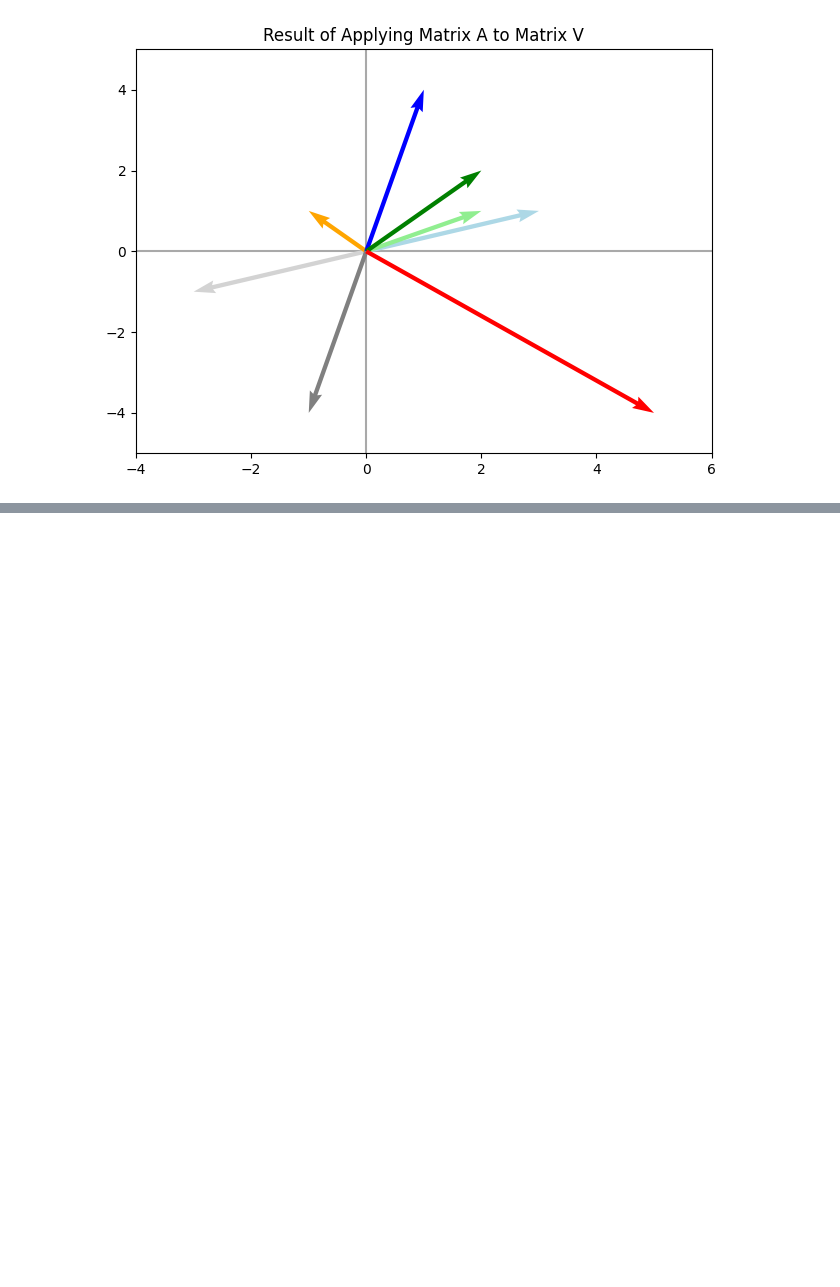
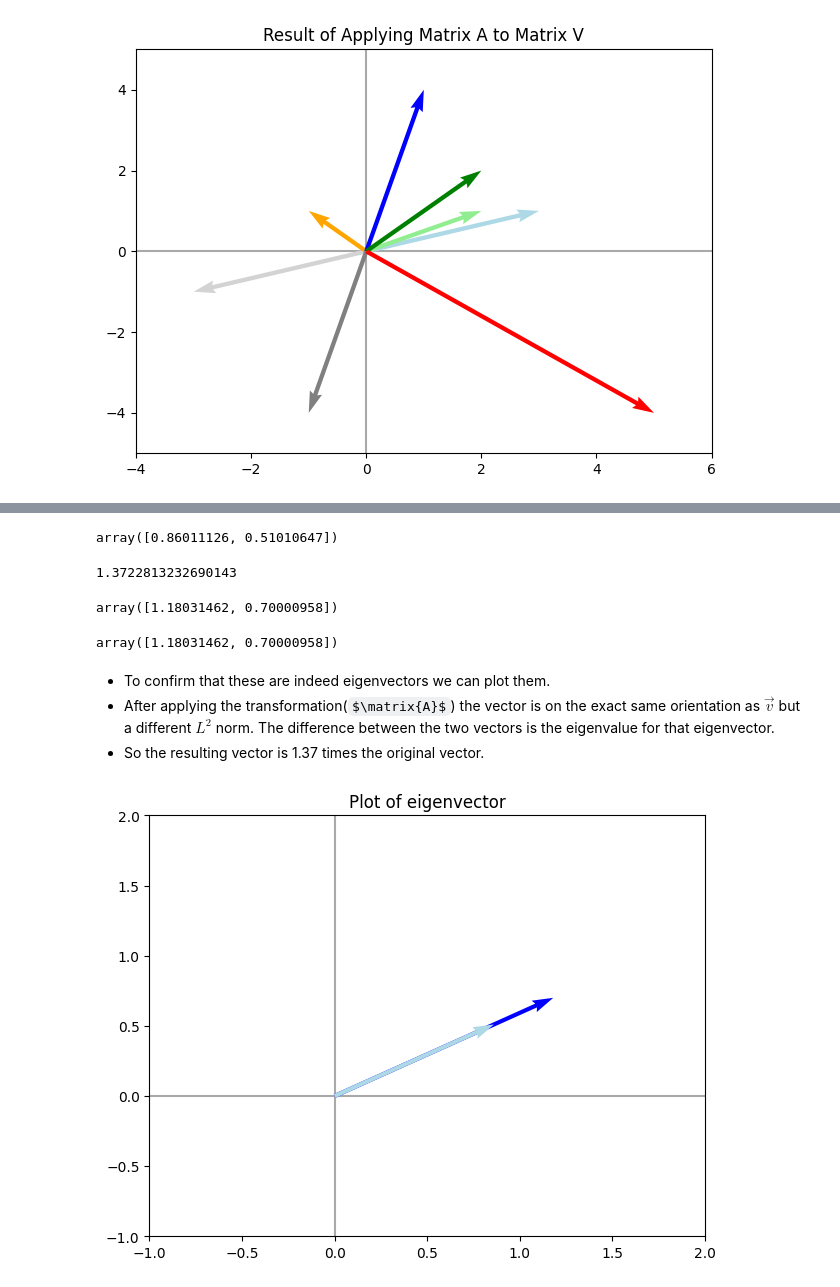
Before and after one commit to k3robotics/ML-Essentials, a Jupyter notebook: IntermediateLinAlg.ipynb, the cells around one changed output, grey strips where cells are left out. Saved outputs shown, nothing was run; the diff lists cells and outputs as text; code cells hidden in the pictures; some formulas as TeX source; blank space fills up the shorter version.

```diff
--- a/IntermediateLinAlg.ipynb
+++ b/IntermediateLinAlg.ipynb
@@ -188,0 +206,2 @@ plt.show()
+# %%
+lambdas, V = np.linalg.eig(A)
@@ -188,0 +223,32 @@ plt.show()
+# %%
+v = V[:,0]
+v
+# %% [output]
+array([0.86011126, 0.51010647])
+# %%
+lambdaa = lambdas[0] # ** careful - lambda is a reserved word in Python
+lambdaa
+# %% [output]
+1.3722813232690143
+# %%
+Av = np.dot(A, v) # the Av on the left side of the equation
+Av
+# %% [output]
+array([1.18031462, 0.70000958])
+# %%
+lambdaa * v # the lambda v on the right side of the equation
+# %% [output]
+array([1.18031462, 0.70000958])
+# %% [markdown]
+*  To confirm that these are indeed eigenvectors we can plot them.
+*  After applying the transformation($\matrix{A}$) the vector is on the exact same orientation as $\vec{v}$ but a different $L^2$ norm. The difference between the two vectors is the eigenvalue for that eigenvector.
+*  So the resulting vector is 1.37 times the original vector.
+# %%
+plotVectors([Av, v], ['blue', 'lightblue'])
+plt.xlim(-1, 2)
+plt.ylim(-1, 2)
+plt.tight_layout()
+plt.title('Plot of eigenvector')
+plt.show()
+# %% [output]
+[figure, added]
```
Also changed, not shown: parts of 27 cells of this notebook.
